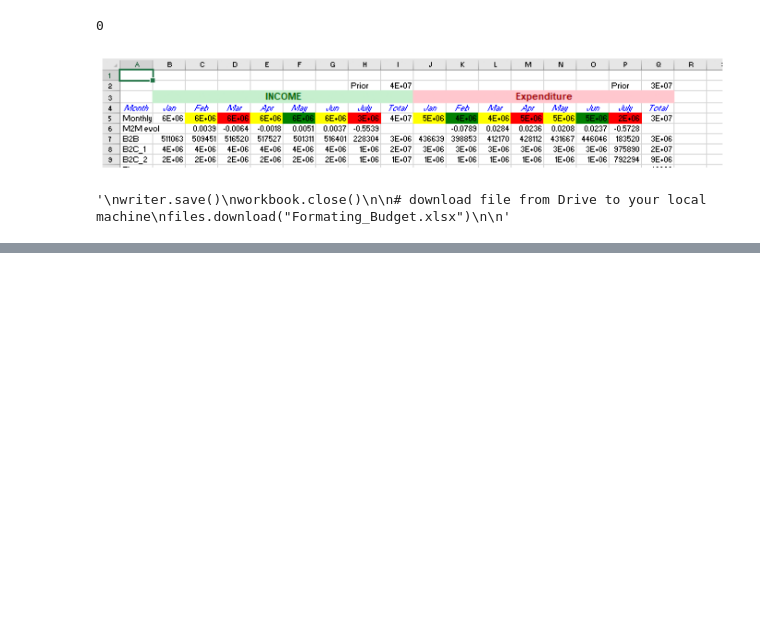
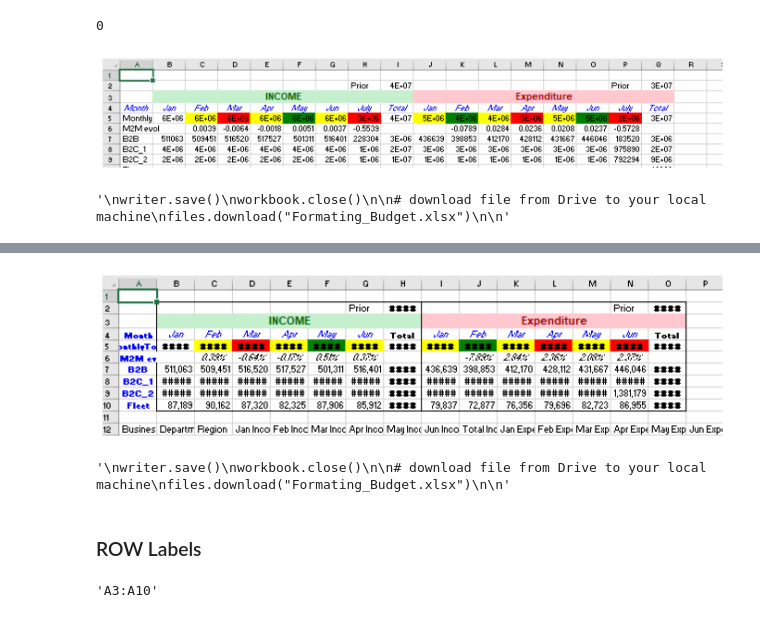
Before and after one commit to datalover2023/Module_4, a Jupyter notebook: Budget_UseCase_Module_4.ipynb, the cells around one changed output, grey strips where cells are left out. Drawn from its saved outputs; the diff is of its cells as text; code cells hidden in the pictures; blank space fills up the shorter version.

```diff
--- a/Budget_UseCase_Module_4.ipynb
+++ b/Budget_UseCase_Module_4.ipynb
@@ -3758,0 +4413,34 @@ files.download("Formating_Budget.xlsx")
+# %%
+# Frame Border Income
+
+img = mpimg.imread('images_format/img_11.PNG')
+plt.imshow(img)
+plt.rcParams['figure.figsize'] = [12, 10]
+plt.axis('off')
+plt.show()
+# %% [output]
+[figure, added]
+# %%
+'''
+writer.save()
+workbook.close()
+
+# download file from Drive to your local machine
+files.download("Formating_Budget.xlsx")
+
+'''
+# %% [output]
+'\nwriter.save()\nworkbook.close()\n\n# download file from Drive to your local machine\nfiles.download("Formating_Budget.xlsx")\n\n'
+# %% [markdown]
+### ROW Labels
+# %%
+# column with indices as Month, Monthly Total Ev. M2M, ...
+
+# nd_col_range == > 'A3:A10'
+ind_col_range = xl_range(row_index  , # start row
+                         0, # start com
+                         max_row, # end row
+                         0) # end col
+ind_col_range
+# %% [output]
+'A3:A10'
```
Also changed, not shown: parts of 58 cells of this notebook.
